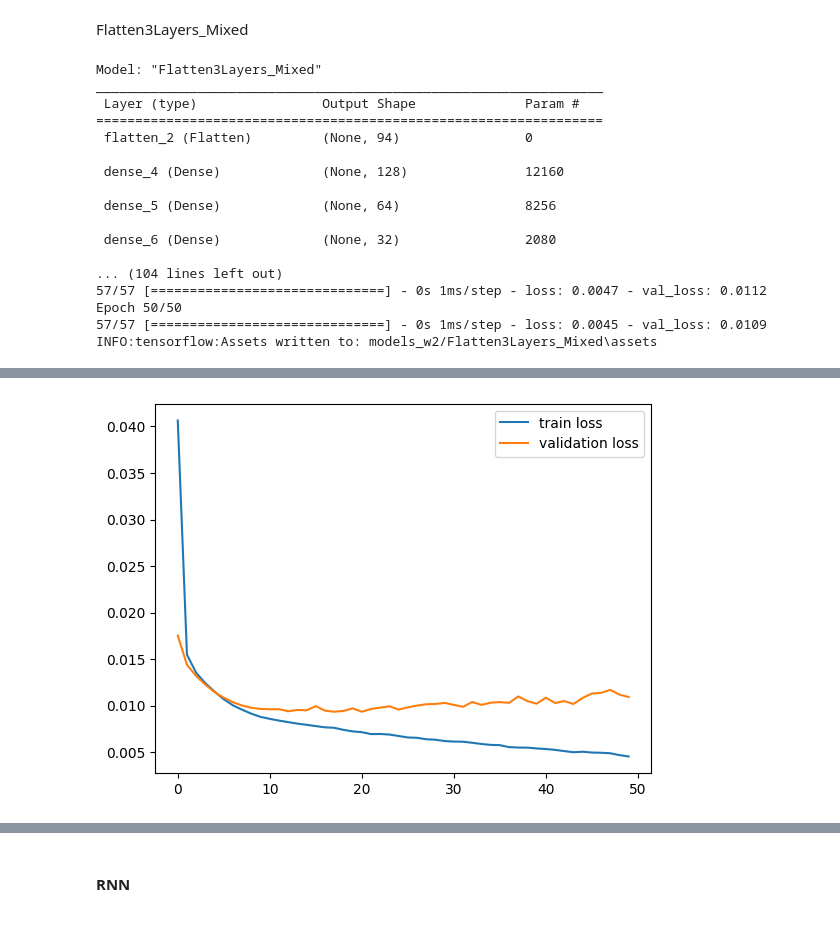
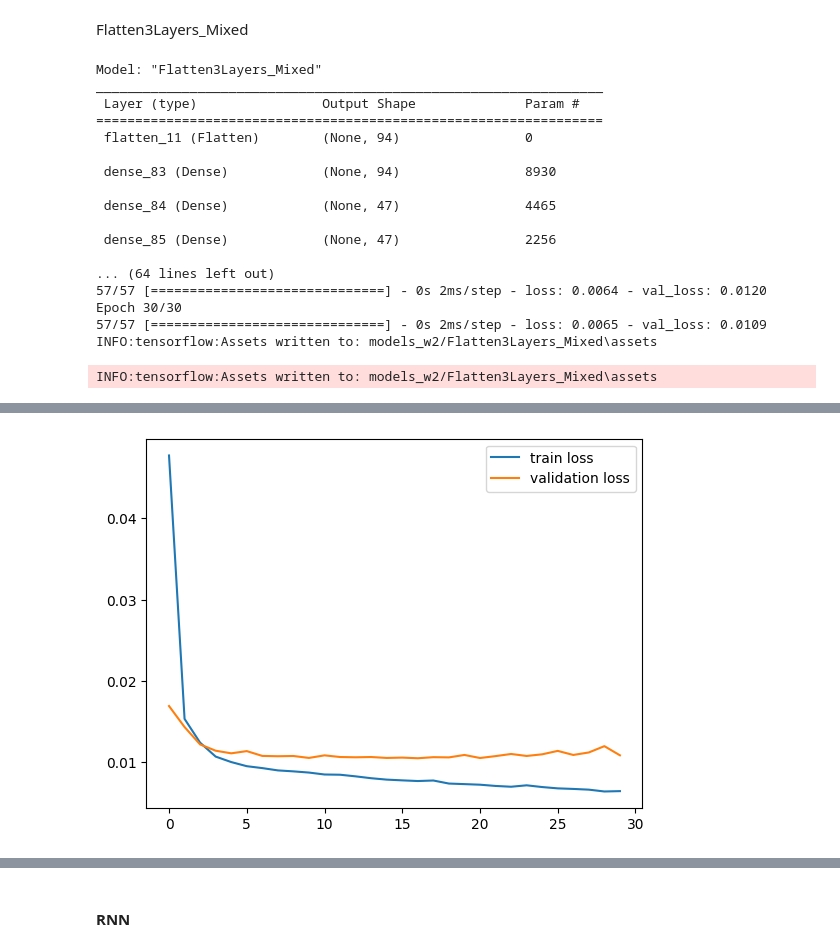
Before and after one commit to geniusserg/CovidPredict, a Jupyter notebook: ml_improved_window2.ipynb, the cells around one changed output, grey strips where cells are left out. Saved outputs shown, nothing was run; the diff lists cells and outputs as text; code cells hidden in the pictures.

```diff
--- a/ml_improved_window2.ipynb
+++ b/ml_improved_window2.ipynb
@@ -1076,14 +1018,14 @@ datacovid.prepare_data_with_static(df_input=df, window=2)
 # %% [markdown]
 Flatten3Layers_Mixed
 # %%
-model = Sequential(name="Flatten3Layers_Mixed")
 PARAMS_LENGTH=X_train.shape[2]
 TARGET_LENGTH=y_train.shape[1]
+model = Sequential(name="Flatten3Layers_Mixed")
 model.add(Input((WINDOW, PARAMS_LENGTH)))
 model.add(Flatten())
-model.add(Dense(128, activation="relu"))
-model.add(Dense(64, activation="relu"))
-model.add(Dense(32, activation="relu"))
+model.add(Dense(WINDOW*PARAMS_LENGTH, activation="relu"))
+model.add(Dense(PARAMS_LENGTH, activation="relu"))
+model.add(Dense(PARAMS_LENGTH, activation="relu"))
 model.add(Dense(TARGET_LENGTH, activation="linear"))
 model.compile(optimizer="adam", loss="mse")
 model.summary()
@@ -1094,17 +1036,18 @@ Model: "Flatten3Layers_Mixed"
 _________________________________________________________________
  Layer (type)                Output Shape              Param #
 =================================================================
- flatten_2 (Flatten)         (None, 94)                0
+ flatten_11 (Flatten)        (None, 94)                0
 
- dense_4 (Dense)             (None, 128)               12160
+ dense_83 (Dense)            (None, 94)                8930
 
- dense_5 (Dense)             (None, 64)                8256
+ dense_84 (Dense)            (None, 47)                4465
 
- dense_6 (Dense)             (None, 32)                2080
+ dense_85 (Dense)            (None, 47)                2256
 
-... (104 lines left out)
-57/57 [==============================] - 0s 1ms/step - loss: 0.0047 - val_loss: 0.0112
-Epoch 50/50
-57/57 [==============================] - 0s 1ms/step - loss: 0.0045 - val_loss: 0.0109
+... (64 lines left out)
+57/57 [==============================] - 0s 2ms/step - loss: 0.0064 - val_loss: 0.0120
+Epoch 30/30
+57/57 [==============================] - 0s 2ms/step - loss: 0.0065 - val_loss: 0.0109
 INFO:tensorflow:Assets written to: models_w2/Flatten3Layers_Mixed\assets
+INFO:tensorflow:Assets written to: models_w2/Flatten3Layers_Mixed\assets
 |  | Температура_dinam_fact | Лимфоциты#_dinam_fact | АСТ_dinam_fact | ЧСС_dinam_fact | ЧДД_dinam_fact | ... |
@@ -1113 +1056 @@ INFO:tensorflow:Assets written to: models_w2/Flatten3Layers_Mixed\assets
-[figure, old version]
+[figure, new version]
```
Also changed, not shown: parts of 49 cells of this notebook.
